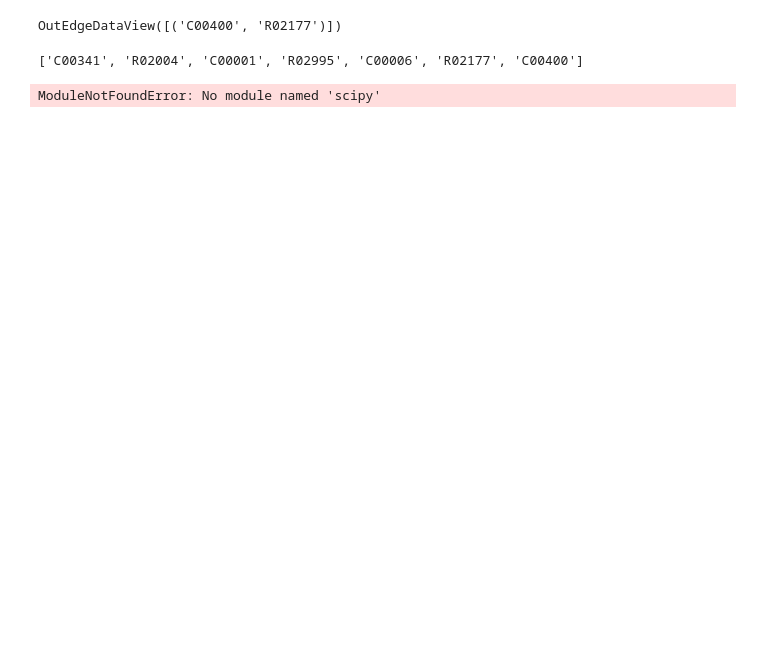
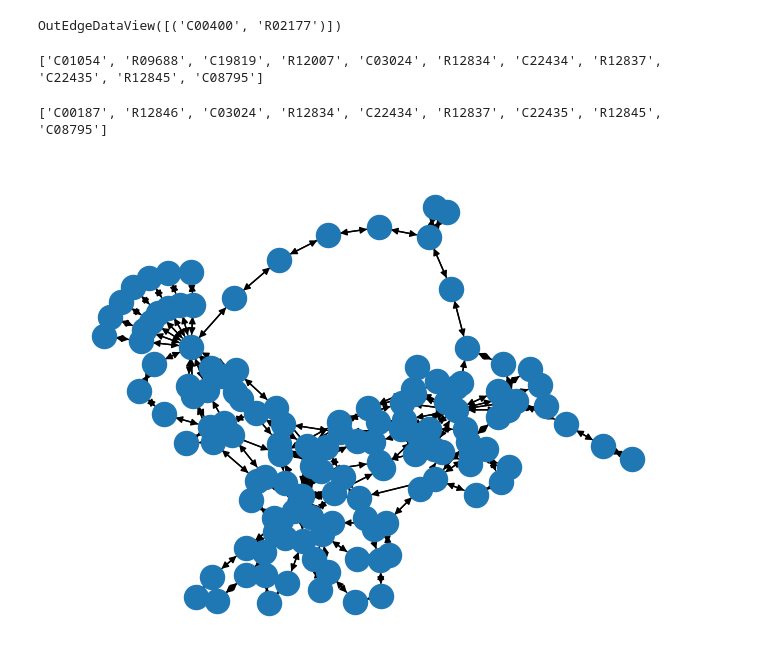
Before and after one commit to jcapels/SMPrecursorPredictor, a Jupyter notebook: examples/test.ipynb, the cells around one changed output. Drawn from its saved outputs; the diff is of its cells as text; code cells hidden in the pictures; blank space fills up the shorter version.

Commit message:
[FIX] cofactors filtering

```diff
--- a/examples/test.ipynb
+++ b/examples/test.ipynb
@@ -10,0 +18,14 @@ print(graph.nodes["R02177"])
+# %%
+import pandas as pd
+cofactor_list = pd.read_csv("cofactor_kegg_ids.txt")
+#get all kegg_ids without nan
+cofactor_list = cofactor_list[~cofactor_list["KEGG"].isna()]
+cofactor_list = cofactor_list.loc[:, "KEGG"].tolist()
+# %%
+
+#export cofactor list to pickle file
+import pickle
+with open("cofactor_list.pkl", "wb") as f:
+    pickle.dump(cofactor_list, f)
+
+cofactor_list
@@ -11,14 +50,28 @@ print(graph.nodes["R02177"])
+# %%
+from sm_precursor_predictor.data_integration.generate_kegg_networks import KeggNetworkGenerator
+import networkx as nx
+import pickle
+#read from pickle file
+with open("cofactor_list.pkl", "rb") as f:
+    cofactor_list = pickle.load(f)
+
+# graph = KeggNetworkGenerator.get_kegg_network("map00902", cofactor_list)
+graph = KeggNetworkGenerator.get_kegg_network("map00996", cofactor_list)
 # %%
 graph.edges("C00400")
 # %% [output]
 OutEdgeDataView([('C00400', 'R02177')])
 # %%
-print(list(nx.shortest_path(graph, "C00341", "C00400")))
+print(list(nx.shortest_path(graph, "C01054", "C08795")))
 # %% [output]
-['C00341', 'R02004', 'C00001', 'R02995', 'C00006', 'R02177', 'C00400']
+['C01054', 'R09688', 'C19819', 'R12007', 'C03024', 'R12834', 'C22434', 'R12837', 'C22435', 'R12845', 'C08795']
+# %%
+print(list(nx.shortest_path(graph, "C00187", "C08795")))
+# %% [output]
+['C00187', 'R12846', 'C03024', 'R12834', 'C22434', 'R12837', 'C22435', 'R12845', 'C08795']
 # %%
 
 
-nx.kamada_kawai_layout(graph)
+nx.draw(graph)
 # %% [output]
-ModuleNotFoundError: No module named 'scipy'
+[figure, added]
```
Also changed, not shown: parts of 7 cells of this notebook, 6 other files.
